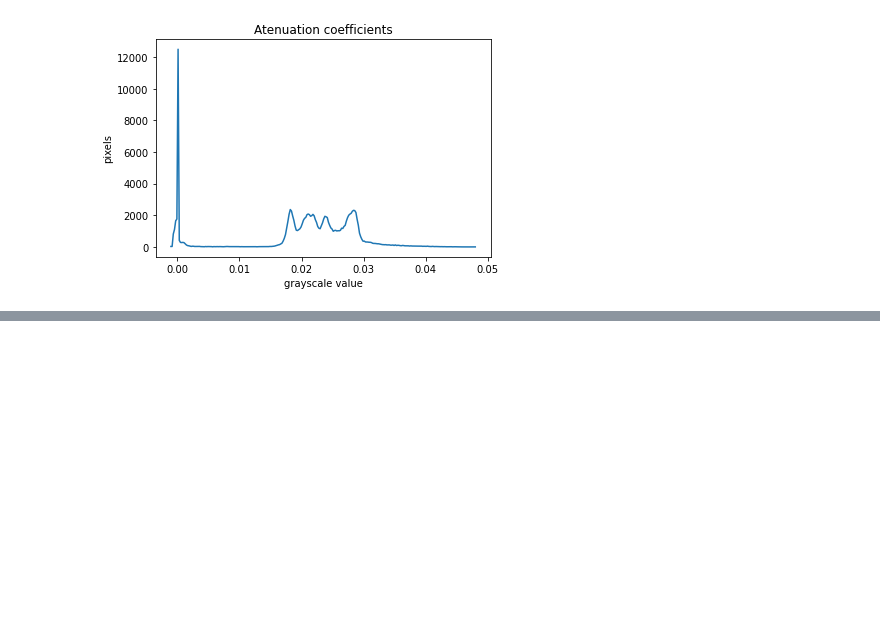
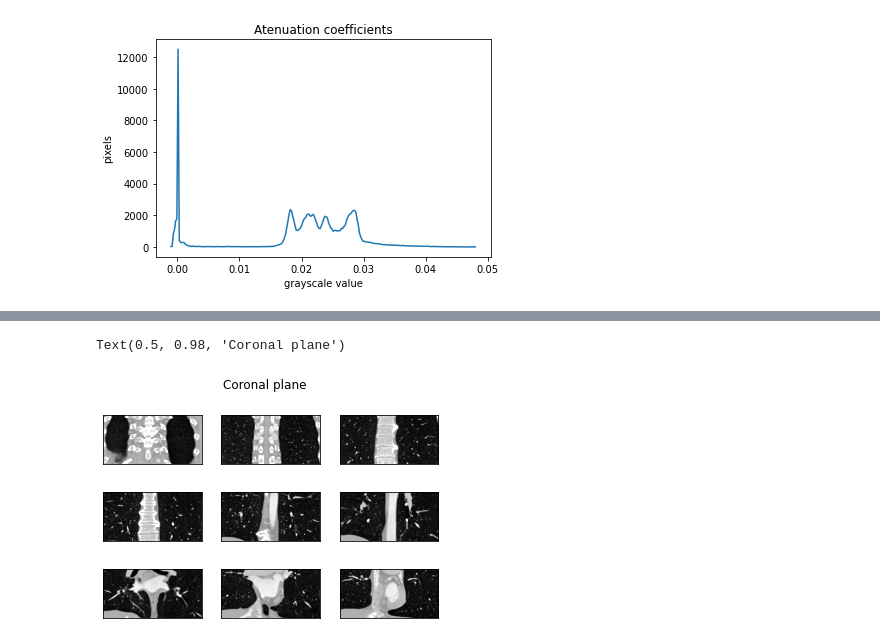
Before and after one commit to murillo-teixeira/medical-imaging-assignments, a Jupyter notebook: 1. Lab 1/Lab1.ipynb, the cells around one changed output, grey strips where cells are left out. Drawn from its saved outputs; the diff is of its cells as text; code cells hidden in the pictures; blank space fills up the shorter version.

```diff
--- a/1. Lab 1/Lab1.ipynb
+++ b/1. Lab 1/Lab1.ipynb
@@ -109,0 +107,18 @@ Text(0.5, 0.98, 'Axial plane')
+# %%
+# Coronal plane
+slice_jump = slices//9
+
+plt.figure('Showing Multiple Slices')
+for n in range(1, 10):
+    sl = 1 + (n-1)*slice_jump
+    axsltmp = im[sl, :, :]
+    plt.subplot(3, 3, n)
+    ax = plt.gca()
+    ax.get_xaxis().set_visible(False)
+    ax.get_yaxis().set_visible(False)
+    plt.imshow(np.rot90(axsltmp), cmap='gray', vmin=-1000, vmax=500)
+
+plt.suptitle('Coronal plane')
+# %% [output]
+Text(0.5, 0.98, 'Coronal plane')
+[figure, added]
```
Also changed, not shown: parts of 15 cells of this notebook.
